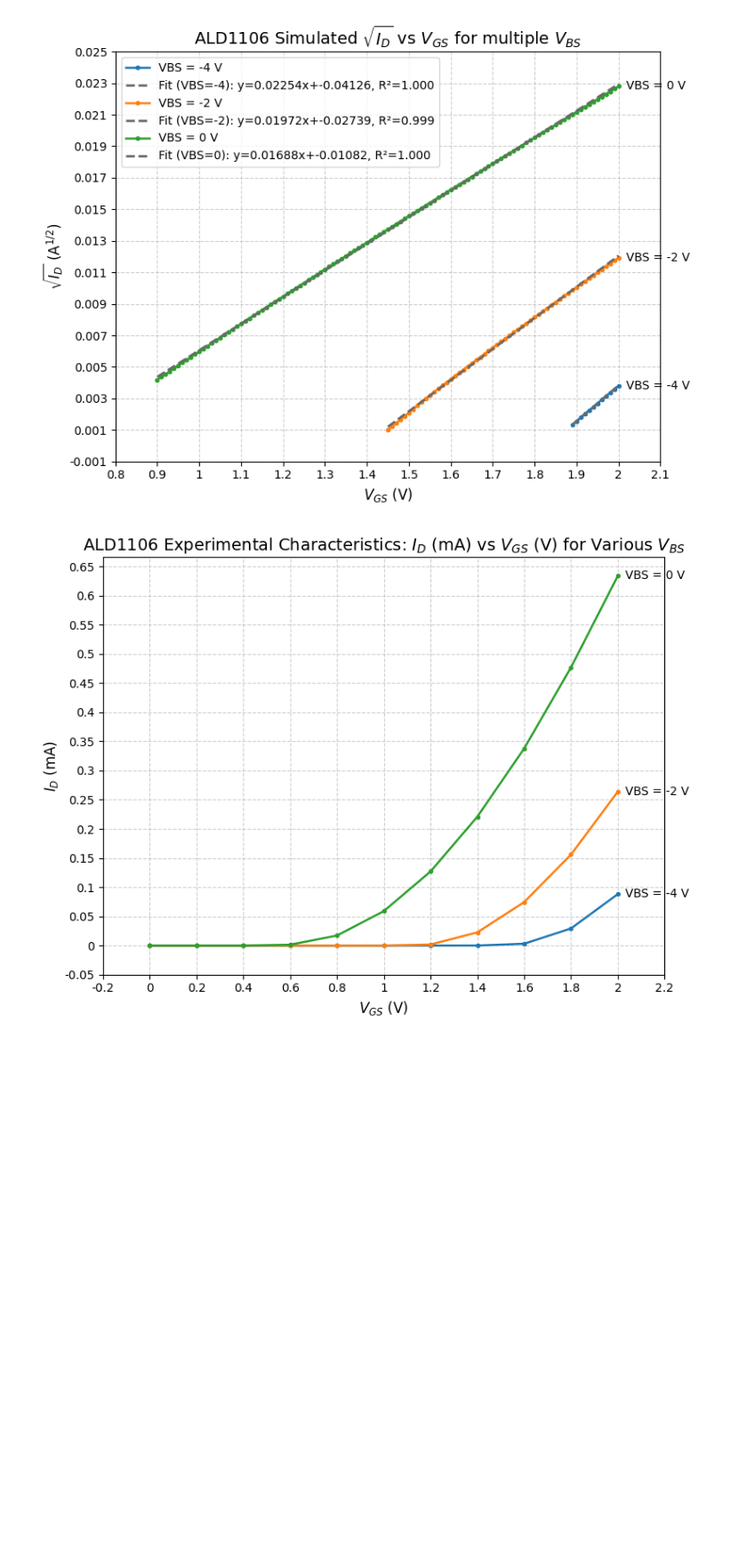
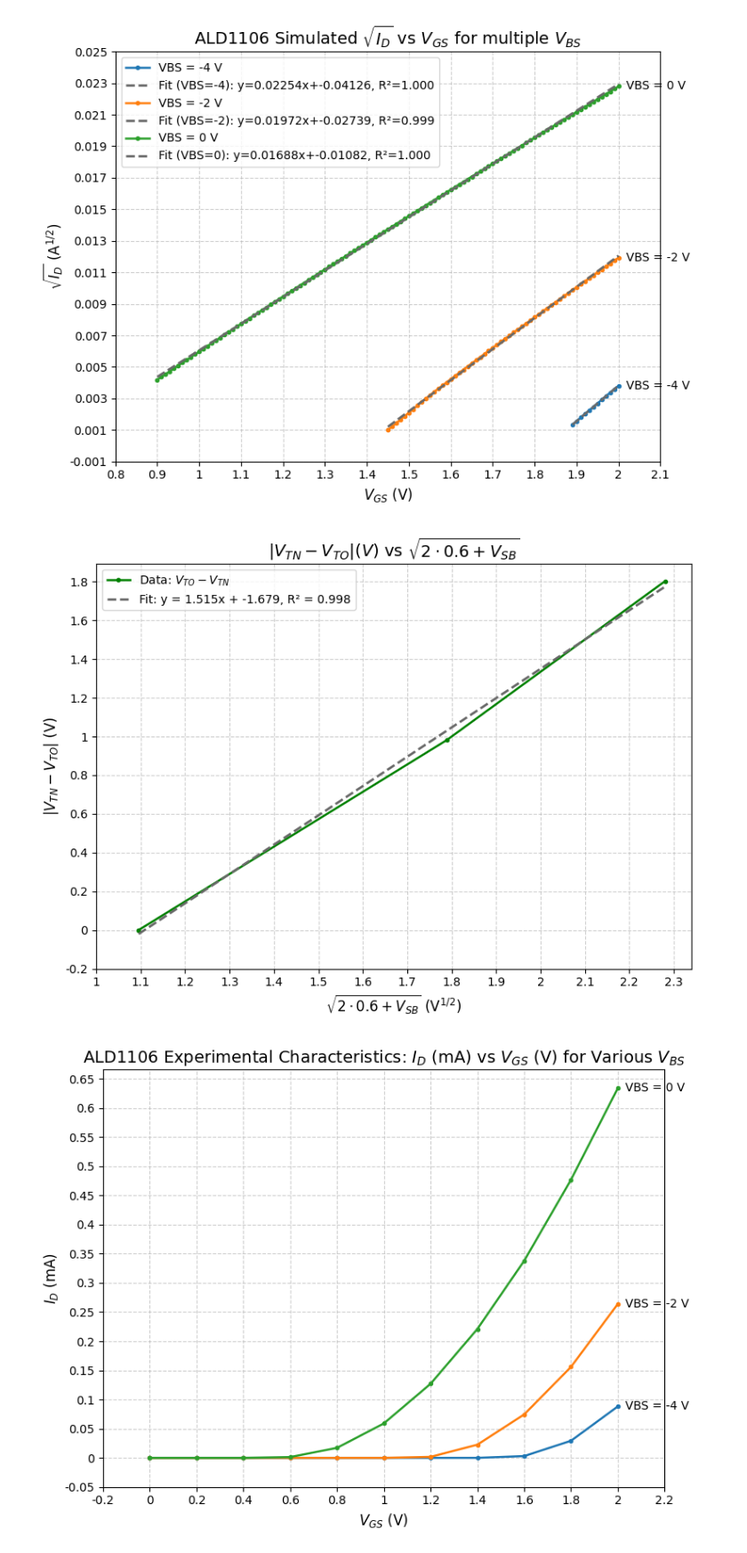
Before and after one commit to emaggyar12/335labs, a Jupyter notebook: lab5/nmos_graphs.ipynb, the cells around one changed output. Shown at 89% size. Drawn from its saved outputs; the diff is of its cells as text; code cells hidden in the pictures; blank space fills up the shorter version.

```diff
--- a/lab5/nmos_graphs.ipynb
+++ b/lab5/nmos_graphs.ipynb
@@ -803,6 +803,79 @@ fig.tight_layout()
 plt.show()
 # %% [output]
 [figure]
+# %%
+# Making the plot to extract body effect parameter, the slope is gamma
+
+import numpy as np
+import pandas as pd
+import matplotlib.pyplot as plt
+from matplotlib.ticker import MultipleLocator, FormatStrFormatter
+
+# ---- data from your table ----
+vsb = np.array([0.0, 2.0, 4.0])
+vto_minus_vtn = np.array([0.0, 0.9815220904, 1.803109984])   # (VTO - VTN)
+
+# x-axis transform: sqrt(2*0.6 + VSB)
+x = np.sqrt(2*0.6 + vsb)   # units: V^{1/2}
+
+# ---- helpers (same styling as before) ----
+def _nice_step(raw_step: float) -> float:
+    if raw_step <= 0 or not np.isfinite(raw_step):
+        return 1.0
+    exp  = np.floor(np.log10(raw_step))
+    frac = raw_step / (10**exp)
+    for m in (1, 2, 2.5, 5, 10):
+        if frac <= m:
+            return m * (10**exp)
+    return 10**(exp + 1)
+
+def label_every_grid(ax, target_major_ticks: int = 30) -> None:
+    xmin, xmax = ax.get_xlim()
+    ymin, ymax = ax.get_ylim()
+    xstep = _nice_step((xmax - xmin) / max(target_major_ticks, 2))
+    ystep = _nice_step((ymax - ymin) / max(target_major_ticks, 2))
+    ax.xaxis.set_major_locator(MultipleLocator(xstep))
+    ax.yaxis.set_major_locator(MultipleLocator(ystep))
+    ax.xaxis.set_major_formatter(FormatStrFormatter('%g'))
+    ax.yaxis.set_major_formatter(FormatStrFormatter('%g'))
+    ax.grid(True, which='major', linestyle='--', alpha=0.6)
+
+# ---- plot ----
+fig, ax = plt.subplots(figsize=(8, 6))
+
+# data points + connecting line
+ax.plot(x, vto_minus_vtn, marker='o', markersize=3, linewidth=1.8,
+        color='green', label=r"Data: $V_{TO}-V_{TN}$")
+
+# best-fit (linear)
+m, b = np.polyfit(x, vto_minus_vtn, 1)
+yhat = m*x + b
+ss_res = np.sum((vto_minus_vtn - yhat)**2)
+ss_tot = np.sum((vto_minus_vtn - vto_minus_vtn.mean())**2)
+r2 = 1 - ss_res/ss_tot if ss_tot != 0 else np.nan
+
+xfit = np.linspace(x.min(), x.max(), 300)
+yfit = m*xfit + b
+ax.plot(xfit, yfit, linestyle='--', linewidth=2.0, color='dimgray',
+        label=f"Fit: y = {m:.4g}x + {b:.4g}, R² = {r2:.3f}")
+
+# styling to match your previous plots
+ax.set_title(r"$|V_{TN}-V_{TO}| (V)$ vs $\sqrt{2\cdot 0.6 + V_{SB}}$", fontsize=14)
+ax.set_xlabel(r"$\sqrt{2\cdot 0.6 + V_{SB}}$ (V$^{1/2}$)", fontsize=12)
+ax.set_ylabel(r"$|V_{TN}-V_{TO}|$ (V)", fontsize=12)
+ax.grid(True, which='both', linestyle=':', alpha=0.25)
+label_every_grid(ax, target_major_ticks=30)
+
+# every other tick
+xt, yt = ax.get_xticks(), ax.get_yticks()
+if len(xt) > 2: ax.set_xticks(xt[::2])
+if len(yt) > 2: ax.set_yticks(yt[::2])
+
+ax.legend(fontsize=10, loc='best')
+fig.tight_layout()
+plt.show()
+# %% [output]
+[figure, added]
 # %%
 # Plotting experimental NMOS vbs characteristics
 
```
Also changed, not shown: parts of 1 cell of this notebook.
